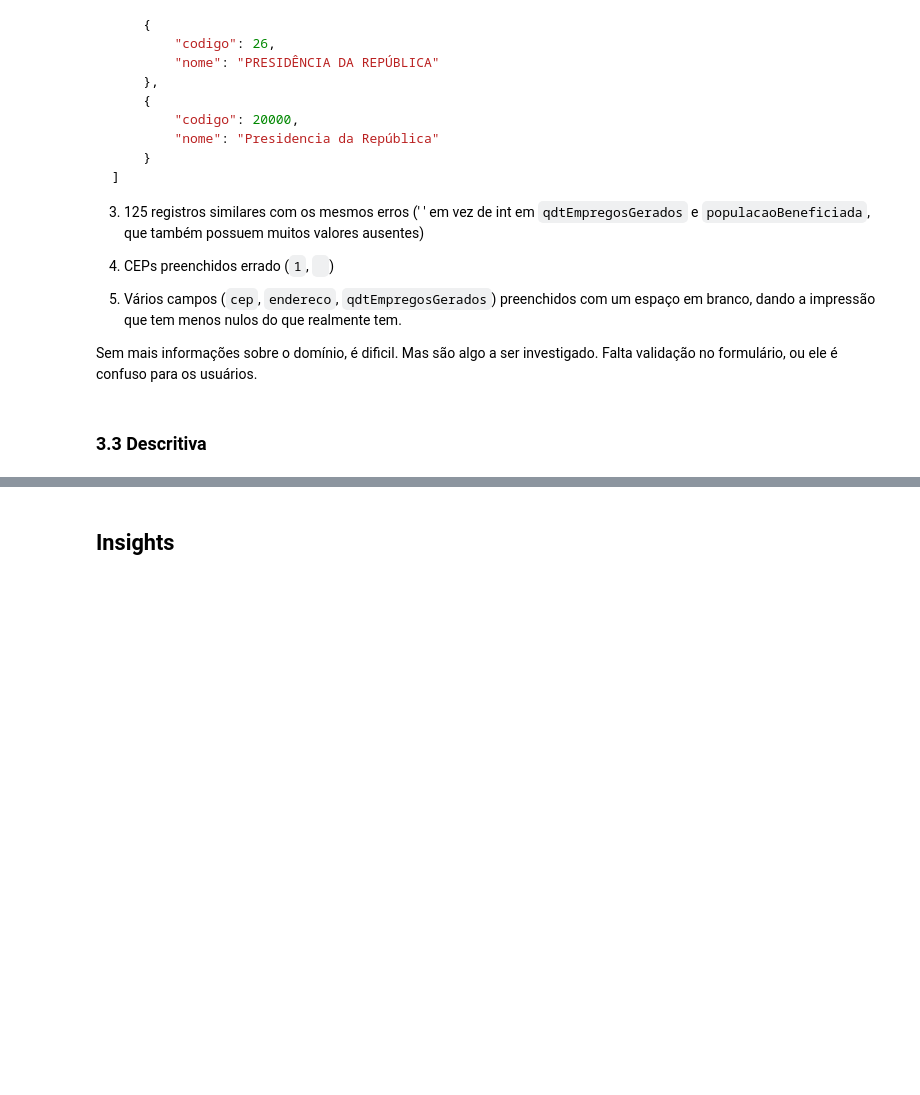
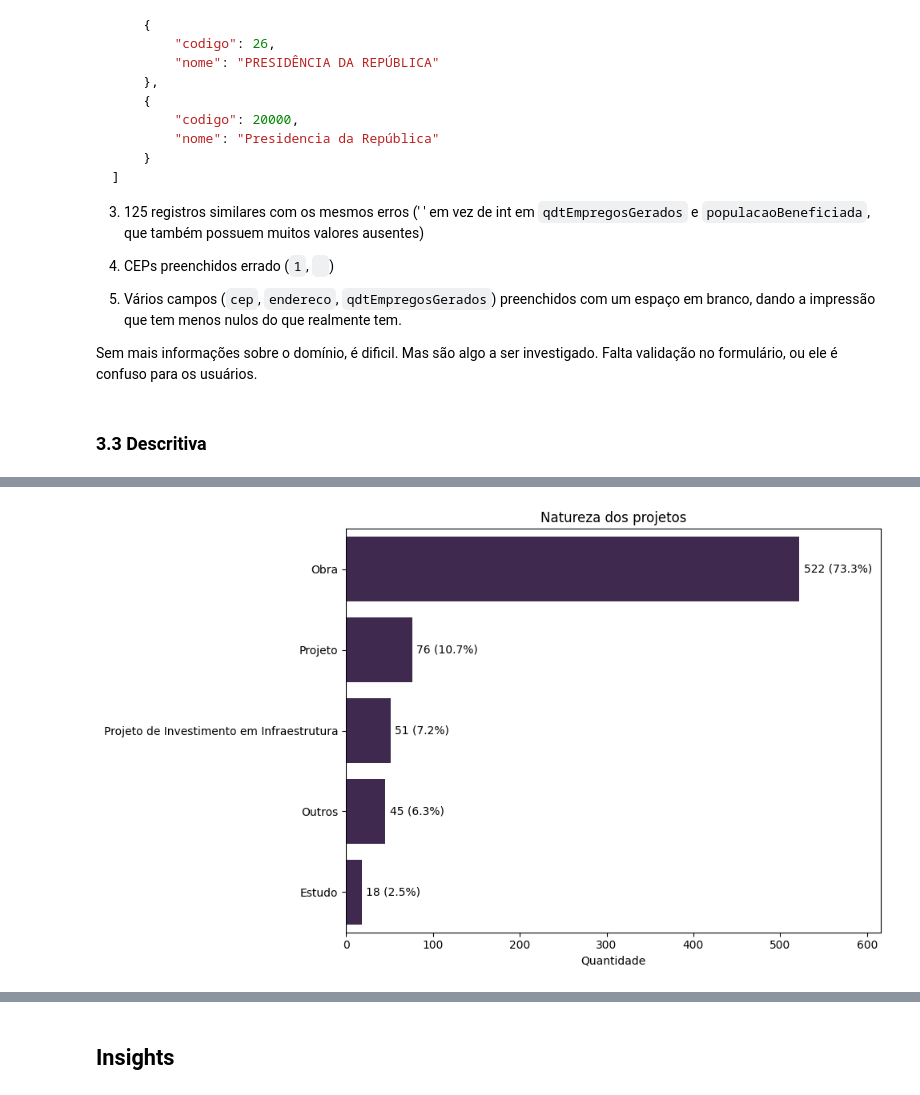
Before and after one commit to noah-art3mis/takehome-lablivre-analysis, a Jupyter notebook: takehome.ipynb, the cells around one changed output, grey strips where cells are left out. Drawn from its saved outputs; the diff is of its cells as text; code cells hidden in the pictures; blank space fills up the shorter version.

```diff
--- a/takehome.ipynb
+++ b/takehome.ipynb
@@ -509,0 +568,4 @@ Name: count, Length: 95, dtype: int64
+# %%
+make_barh_plot(df, "natureza", "Natureza dos projetos", palette[0], extra_space=1.18)
+# %% [output]
+[figure, added]
```
Also changed, not shown: parts of 21 cells of this notebook, 1 other file.
